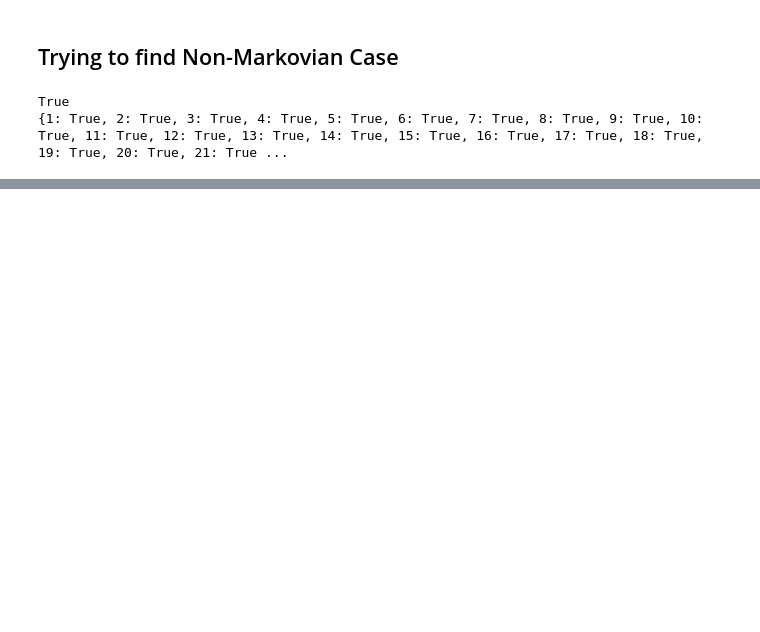
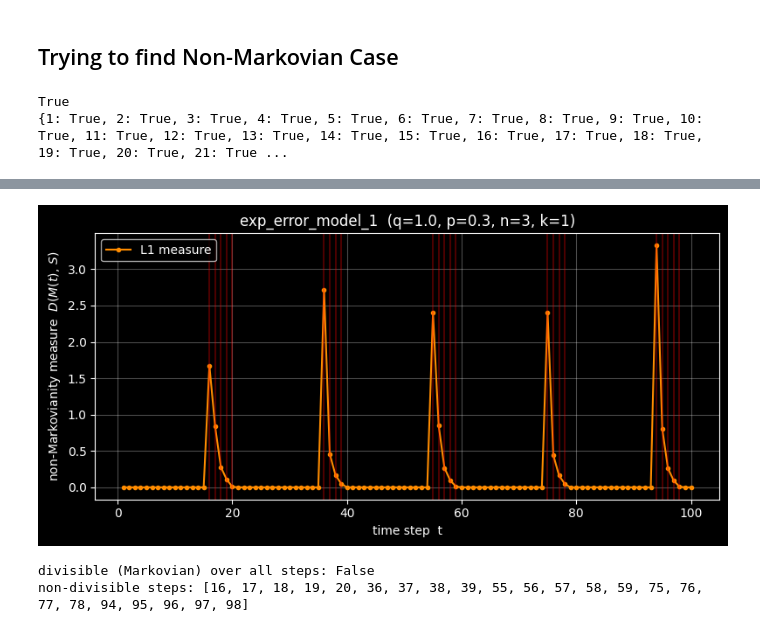
Before and after one commit to YommoY-official/MPQMasters, a Jupyter notebook: non_markovian_measure/non_markovian_measure.ipynb, the cells around one changed output, grey strips where cells are left out. Cells and saved outputs as stored; diff of their text form; code cells hidden in the pictures; blank space fills up the shorter version.

```diff
--- a/non_markovian_measure/non_markovian_measure.ipynb
+++ b/non_markovian_measure/non_markovian_measure.ipynb
@@ -450,0 +507,56 @@ nan
+# %%
+# ---- Experimental two-step-history syndrome model (exp_error_model_1) ----
+# For t >= 2, if  (e_{t-1} XOR e_{t-2}) == 11...1  (all-ones), then e_t is forced
+# to all-ones with probability q, else i.i.d. bit-flip(p).  Otherwise e_t is just
+# i.i.d. bit-flip(p).  Physical channel is perfect (no data errors).
+# NOTE: pass the i.i.d. fallback rate p as LogicalChannel's noise arg; the model's
+# forcing probability q is baked into the kernel.
+from error_models import perfect_physical_error, make_exp_error_model_1
+from measures import stochastic_distance, l1_stochastic_distance
+
+q    = 1.0      # forcing probability when the all-ones history condition fires
+p    = 0.3      # i.i.d. bit-flip fallback rate
+Tmax = 100
+
+code_exp = ClassicalCode(np.array([[1, 1, 0],
+                                    [0, 1, 1]]))        # swap in any code here
+kernel2  = make_exp_error_model_1(code_exp, q, p)
+channel  = LogicalChannel(code_exp, Tmax, p,
+                          p_error=perfect_physical_error,   # no physical errors
+                          syndrome_kernel2=kernel2)         # 2-step history kernel
+
+A         = [channel.stochastic_matrix(t) for t in range(Tmax + 1)]
+ts        = list(range(1, Tmax + 1))
+divisible = channel.is_divisible()
+
+measure_frob, measure_l1 = [], []
+for t in ts:
+    try:
+        M = A[t] @ np.linalg.inv(A[t - 1])
+    except np.linalg.LinAlgError:
+        measure_frob.append(np.nan)
+        measure_l1.append(np.nan)
+    else:
+        measure_frob.append(stochastic_distance(M))
+        measure_l1.append(l1_stochastic_distance(M))
+
+plt.figure(figsize=(8, 4))
+#plt.plot(ts, measure_frob, marker='o', ms=3, color='blue',       label='Frobenius measure')
+plt.plot(ts, measure_l1,   marker='o', ms=3, color='darkorange', label='L1 measure')
+for t in ts:
+    if not divisible[1][t]:
+        plt.axvline(t, color='r', alpha=0.3)
+plt.xlabel('time step  t')
+plt.ylabel(r'non-Markovianity measure  $D(M(t),\,S)$')
+plt.title(f'exp_error_model_1  (q={q}, p={p}, n={code_exp.n}, k={code_exp.k})')
+plt.legend()
+plt.grid(alpha=0.3)
+plt.tight_layout()
+plt.show()
+
+print('divisible (Markovian) over all steps:', divisible[0])
+print('non-divisible steps:', [t for t in ts if not divisible[1][t]])
+# %% [output]
+[figure, added]
+divisible (Markovian) over all steps: False
+non-divisible steps: [16, 17, 18, 19, 20, 36, 37, 38, 39, 55, 56, 57, 58, 59, 75, 76, 77, 78, 94, 95, 96, 97, 98]
```
Also changed, not shown: parts of 15 cells of this notebook, 2 other files.
